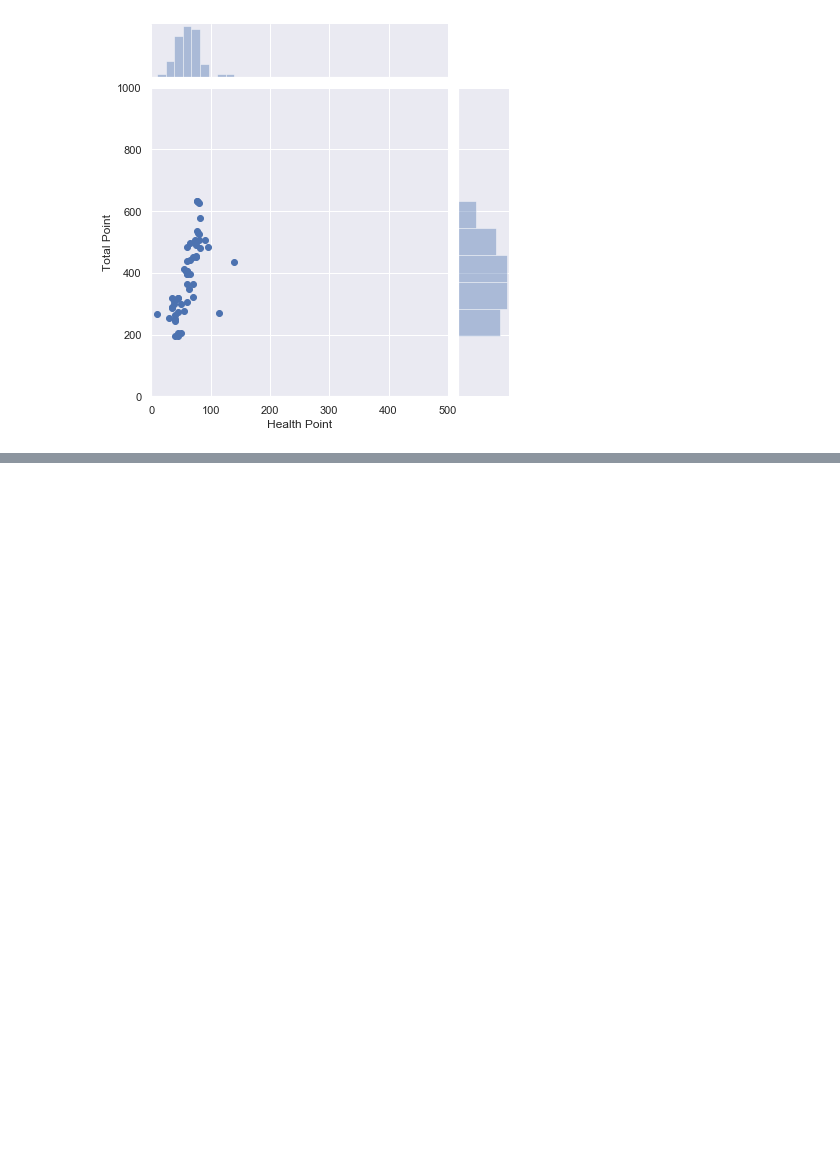
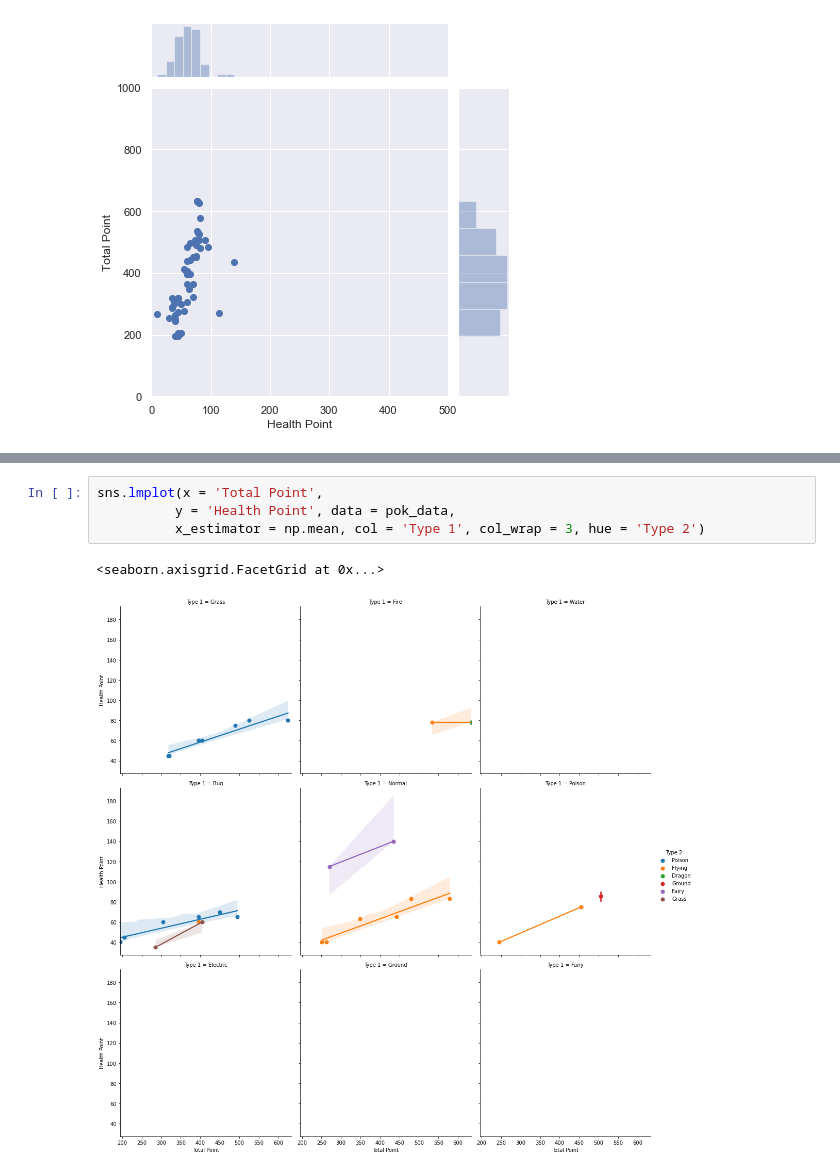
Before and after one commit to melwinmpk/python_datascience, a Jupyter notebook: Seaborn.ipynb, the cells around one changed output, grey strips where cells are left out. Drawn from its saved outputs; the diff is of its cells as text; blank space fills up the shorter version.

```diff
--- a/Seaborn.ipynb
+++ b/Seaborn.ipynb
@@ -95,0 +112,7 @@ sns.jointplot(x = 'Health Point', y = 'Total Point', data = pok_data, xlim= {0,5
+# %%
+sns.lmplot(x = 'Total Point',
+          y = 'Health Point', data = pok_data,
+          x_estimator = np.mean, col = 'Type 1', col_wrap = 3, hue = 'Type 2')
+# %% [output]
+<seaborn.axisgrid.FacetGrid at 0x...>
+[figure, added]
```
Also changed, not shown: parts of 19 cells of this notebook, 1 other file.
